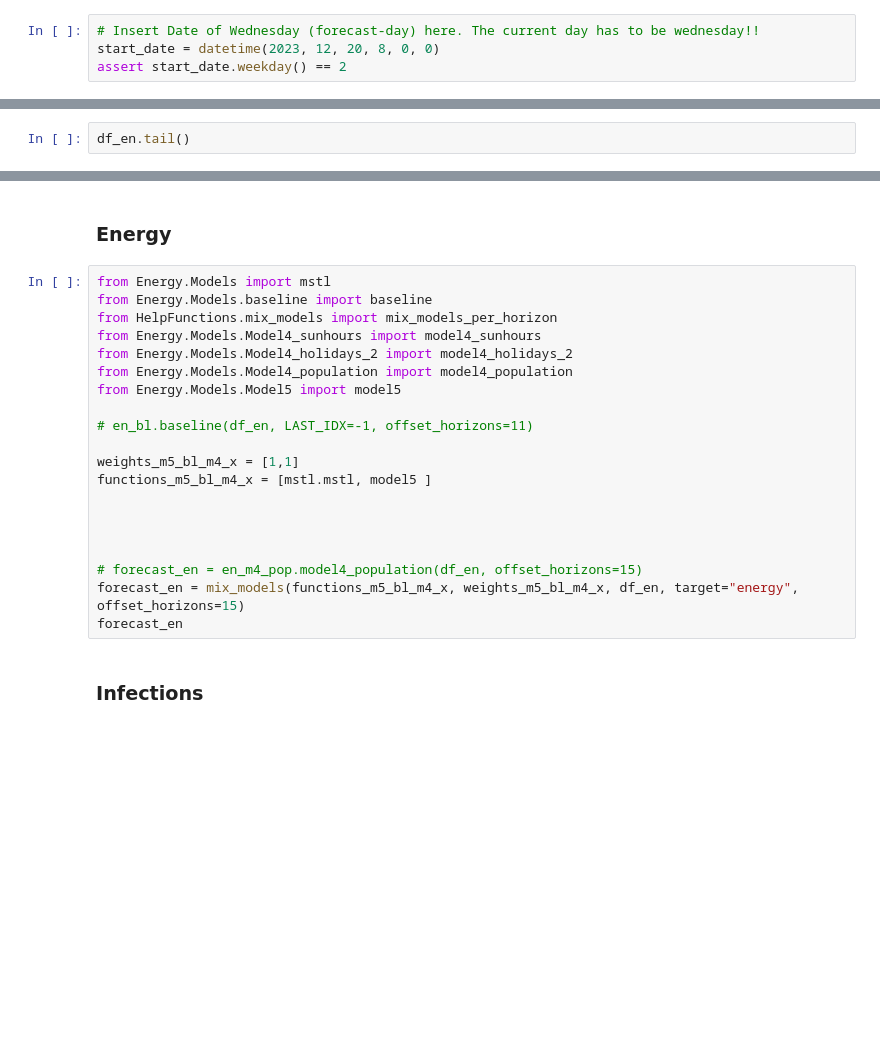
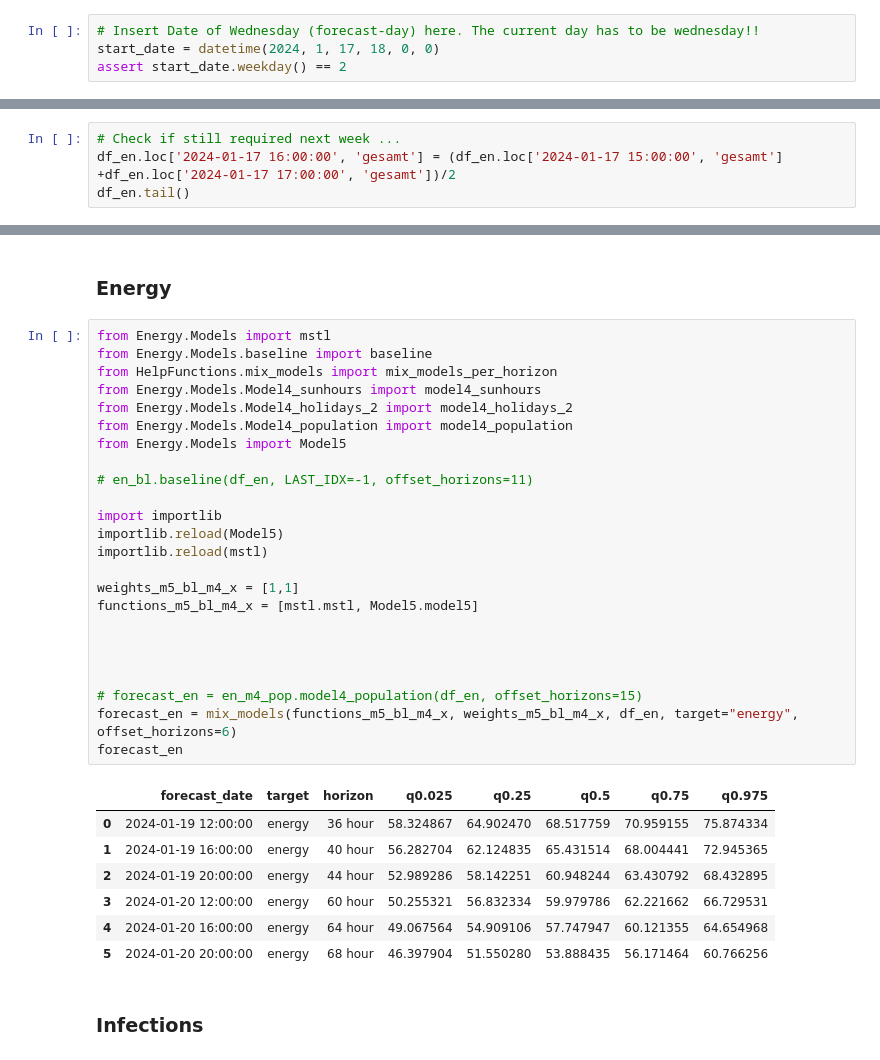
Before and after one commit to EliasKng/PTSFC, a Jupyter notebook: Create_Submission.ipynb, the cells around one changed output, grey strips where cells are left out. Saved outputs shown, nothing was run; the diff lists cells and outputs as text; blank space fills up the shorter version.

```diff
--- a/Create_Submission.ipynb
+++ b/Create_Submission.ipynb
@@ -33,7 +33,7 @@ import pytz
 Use tuesday as last datapoint
 # %%
 # Insert Date of Wednesday (forecast-day) here. The current day has to be wednesday!!
-start_date = datetime(2023, 12, 20, 8, 0, 0)
+start_date = datetime(2024, 1, 17, 18, 0, 0)
 assert start_date.weekday() == 2
 # %%
 df_dax = get_dax_data()
@@ -53,4 +76,6 @@ df_en = prepare_data(df_en)
 # %%
 df_en = df_en.loc[df_en.index <= start_date]
 # %%
+# Check if still required next week ...
+df_en.loc['2024-01-17 16:00:00', 'gesamt'] = (df_en.loc['2024-01-17 15:00:00', 'gesamt'] +df_en.loc['2024-01-17 17:00:00', 'gesamt'])/2
 df_en.tail()
@@ -76,23 +110,35 @@ forecast_dax
 # %%
 from Energy.Models import mstl
 from Energy.Models.baseline import baseline
 from HelpFunctions.mix_models import mix_models_per_horizon
 from Energy.Models.Model4_sunhours import model4_sunhours
 from Energy.Models.Model4_holidays_2 import model4_holidays_2
 from Energy.Models.Model4_population import model4_population
-from Energy.Models.Model5 import model5
+from Energy.Models import Model5
 
 # en_bl.baseline(df_en, LAST_IDX=-1, offset_horizons=11)
 
+import importlib
+importlib.reload(Model5)
+importlib.reload(mstl)
+
 weights_m5_bl_m4_x = [1,1]
-functions_m5_bl_m4_x = [mstl.mstl, model5 ]
+functions_m5_bl_m4_x = [mstl.mstl, Model5.model5]
 
 
 
 
 # forecast_en = en_m4_pop.model4_population(df_en, offset_horizons=15)
-forecast_en = mix_models(functions_m5_bl_m4_x, weights_m5_bl_m4_x, df_en, target="energy", offset_horizons=15)
+forecast_en = mix_models(functions_m5_bl_m4_x, weights_m5_bl_m4_x, df_en, target="energy", offset_horizons=6)
 forecast_en
+# %% [output]
+|  | forecast_date | target | horizon | q0.025 | q0.25 | q0.5 | q0.75 | q0.975 |
+| 0 | 2024-01-19 12:00:00 | energy | 36 hour | 58.324867 | 64.902470 | 68.517759 | 70.959155 | 75.874334 |
+| 1 | 2024-01-19 16:00:00 | energy | 40 hour | 56.282704 | 62.124835 | 65.431514 | 68.004441 | 72.945365 |
+| 2 | 2024-01-19 20:00:00 | energy | 44 hour | 52.989286 | 58.142251 | 60.948244 | 63.430792 | 68.432895 |
+| 3 | 2024-01-20 12:00:00 | energy | 60 hour | 50.255321 | 56.832334 | 59.979786 | 62.221662 | 66.729531 |
+| 4 | 2024-01-20 16:00:00 | energy | 64 hour | 49.067564 | 54.909106 | 57.747947 | 60.121355 | 64.654968 |
+| 5 | 2024-01-20 20:00:00 | energy | 68 hour | 46.397904 | 51.550280 | 53.888435 | 56.171464 | 60.766256 |
 # %% [markdown]
 ### Infections
 # %%
```
Also changed, not shown: parts of 8 cells of this notebook, 1 other file.
